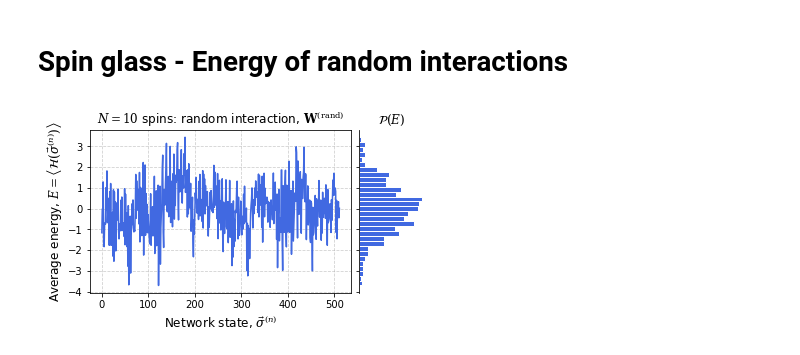
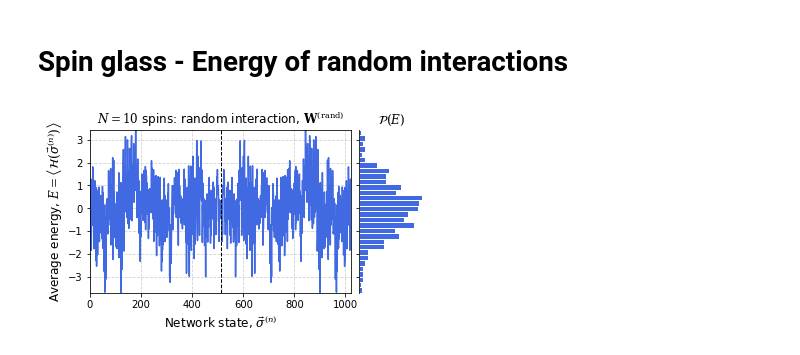
Before and after one commit to neuro-physics/hopfield-neural-network, a Jupyter notebook: hopfield_model.ipynb, the cells around one changed output. Drawn from its saved outputs; the diff is of its cells as text; code cells hidden in the pictures.

Commit message:
adding spin glass energy plot

```diff
--- a/hopfield_model.ipynb
+++ b/hopfield_model.ipynb
@@ -591,33 +591,36 @@ P,E = np.histogram(avg_energies,20)
 import matplotlib.pyplot as plt
 
 # Create the figure with GridSpec (4:1 ratio)
 fig = plt.figure(figsize=(6, 3))
 gs = fig.add_gridspec(1, 2, width_ratios=[4, 1], wspace=0.05)
 
 # 1. Main Plot: Energy vs State Index
 ax1 = fig.add_subplot(gs[0])
-ax1.plot(range(len(avg_energies)), avg_energies, color='royalblue', alpha=1.0)
+spin_state_index = np.arange(2*len(avg_energies))
+ax1.plot(spin_state_index, np.hstack((avg_energies,avg_energies[::-1])), color='royalblue', alpha=1.0)
 ax1.set_title(f"$N={N}$ spins: random interaction, $\\mathbf{{W}}^{{\\rm (rand)}}$")
 ax1.set_xlabel(r"Network state, $\vec{\sigma}^{(n)}$", fontsize=12)
 ax1.set_ylabel(r"Average energy, $E=\left\langle\mathcal{H}\left(\vec{\sigma}^{(n)}\right)\right\rangle$", fontsize=12)
 ax1.grid(True, linestyle='--', alpha=0.6)
+ax1.autoscale(tight=True)
+ax1.axvline(512,ls='--', c='k', lw=1)
 
 # 2. Side Plot: Vertical Histogram
 ax2 = fig.add_subplot(gs[1], sharey=ax1)
-ax2.hist(avg_energies, bins=30, orientation='horizontal', color='royalblue', alpha=1.0, edgecolor='white',density=True)
+ax2.hist(np.hstack((avg_energies,avg_energies[::-1])), bins=30, orientation='horizontal', color='royalblue', alpha=1.0, edgecolor='white',density=True)
 ax2.set_title(r'$\mathcal{P}(E)$')
 #ax2.set_xlabel(r"$\mathcal{P}(E)$",fontsize=12)
 ax2.tick_params(axis='y', labelleft=False) # Remove redundant labels
 ax2.set_xticks([])
 #ax2.grid(True, axis='x', linestyle='--', alpha=0.6)
 # --- Styling to turn off spines ---
 for spine in ['top', 'right', 'bottom']:
     ax2.spines[spine].set_visible(False)
 
 plt.tight_layout()
 
 fig.savefig('figures/ising_sping_glass_energy.png',dpi=300,bbox_inches='tight')
 
 plt.show()
 # %% [output]
-[figure, old version]
+[figure, new version]
```
Also changed, not shown: 1 other file.
